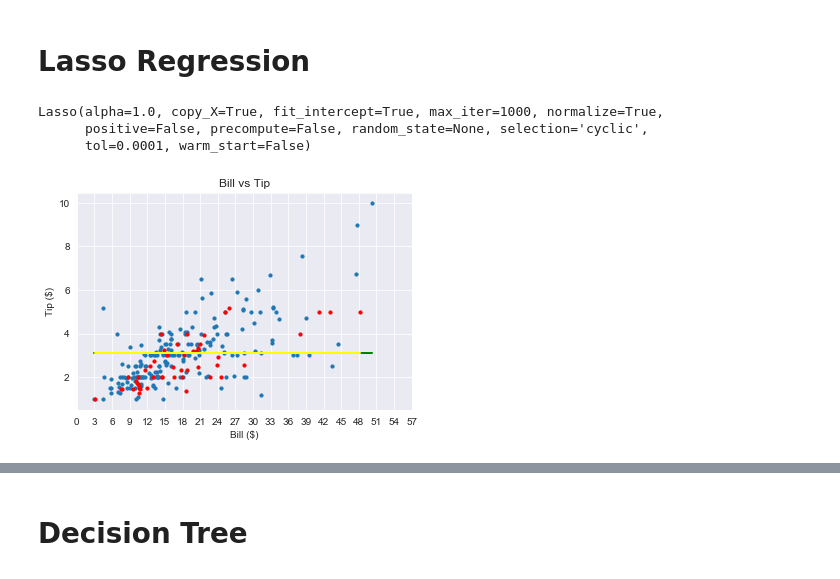
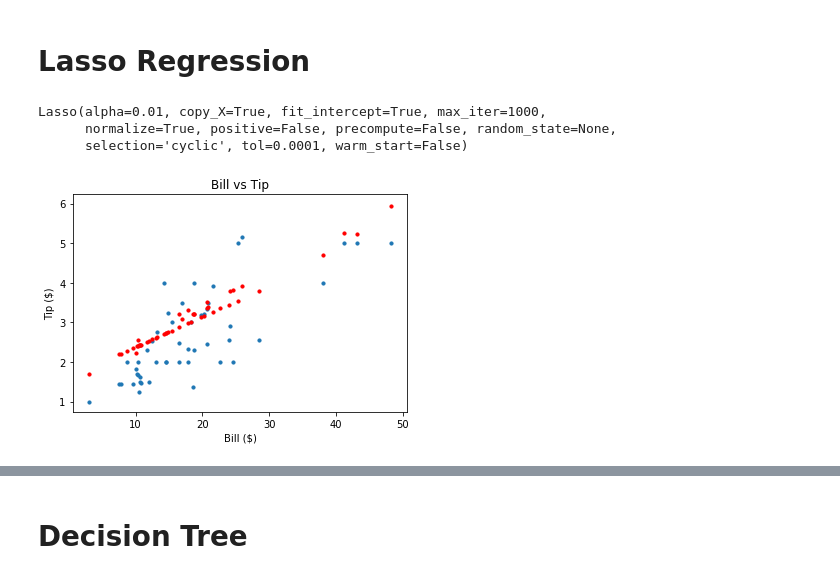
Before and after one commit to velitchko/machine-learning, a Jupyter notebook: assignment_1/Waiter's Tips.ipynb, the cells around one changed output, grey strips where cells are left out. Drawn from its saved outputs; the diff is of its cells as text; code cells hidden in the pictures.

```diff
--- a/assignment_1/Waiter's Tips.ipynb
+++ b/assignment_1/Waiter's Tips.ipynb
@@ -245,28 +243,27 @@ ridge_r2
 # %% [markdown]
 # Lasso Regression
 # %%
-lasso = Lasso(normalize=True)
+lasso = Lasso(alpha=0.01, fit_intercept=True, normalize=True)
 # %%
 lasso.fit(X_train, y_train)
 # %% [output]
-Lasso(alpha=1.0, copy_X=True, fit_intercept=True, max_iter=1000, normalize=True,
-      positive=False, precompute=False, random_state=None, selection='cyclic',
-      tol=0.0001, warm_start=False)
+Lasso(alpha=0.01, copy_X=True, fit_intercept=True, max_iter=1000,
+      normalize=True, positive=False, precompute=False, random_state=None,
+      selection='cyclic', tol=0.0001, warm_start=False)
 # %%
 lasso_y_pred = lasso.predict(X_test)
 # %%
 # Blue = Train; Red = Test
 # Green = X_train + Predict(X_train)
 # Yellow = X_test + y_pred
-plt.scatter(X_train_df_bill, y_train, s=10)
-plt.plot(X_train_df_bill, lasso.predict(X_train), color='green')
-plt.scatter(X_df_bill, y_test, color='red', s=10)
-plt.plot(X_df_bill, lasso_y_pred, color='yellow')
+plt.scatter(X_df_bill, y_test, s=10)
+# plt.plot(X_df_bill, lasso.predict(X_test), color='green')
+plt.scatter(X_df_bill, lasso_y_pred, color='red', s=10)
+# plt.plot(X_df_bill, lasso_y_pred, color='yellow')
 plt.title('Bill vs Tip')
 plt.xlabel('Bill ($)')
-plt.xticks(np.arange(0, 60, 3))
 plt.ylabel('Tip ($)')
 plt.show()
 # %% [output]
-[figure, old version]
+[figure, new version]
 # %%
```
Also changed, not shown: parts of 48 cells of this notebook.
